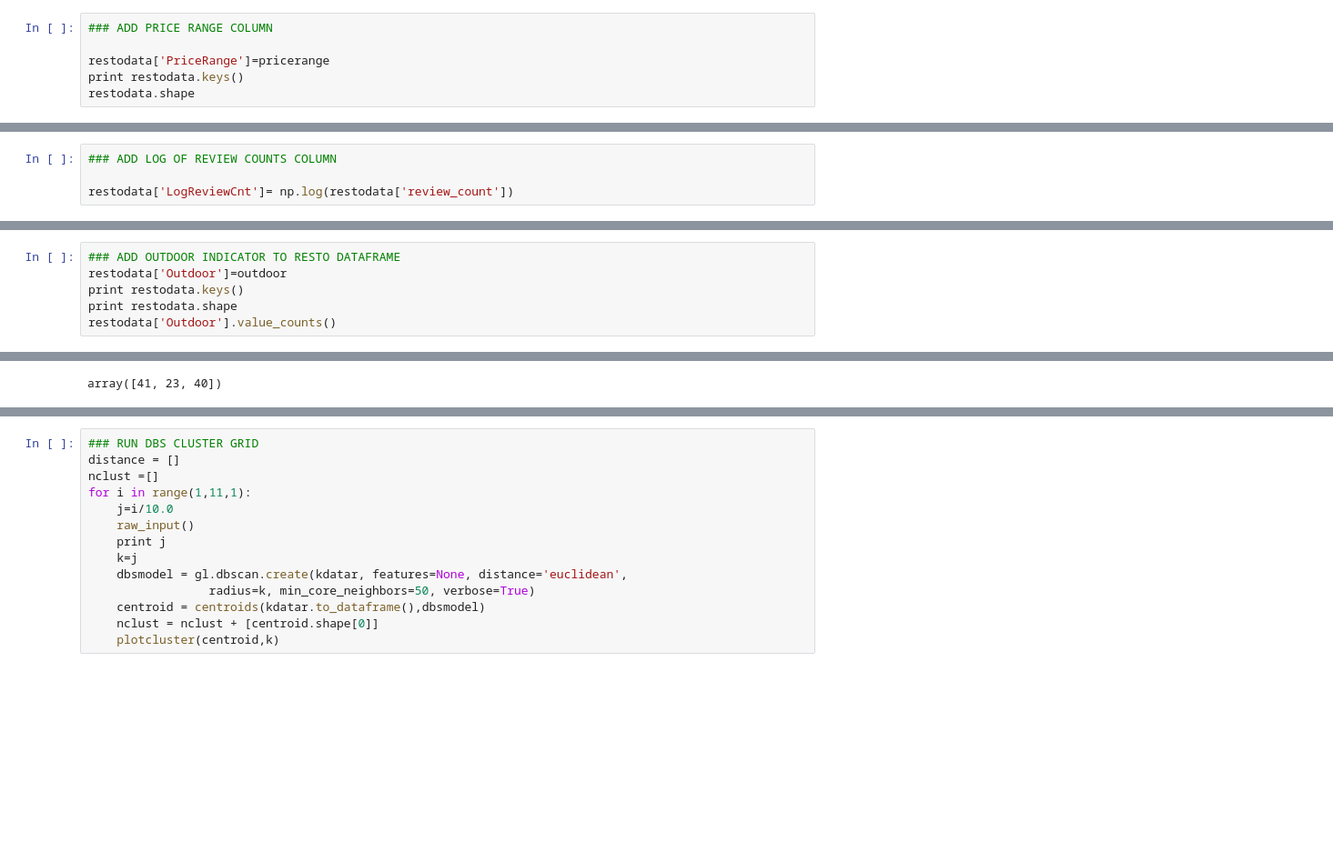
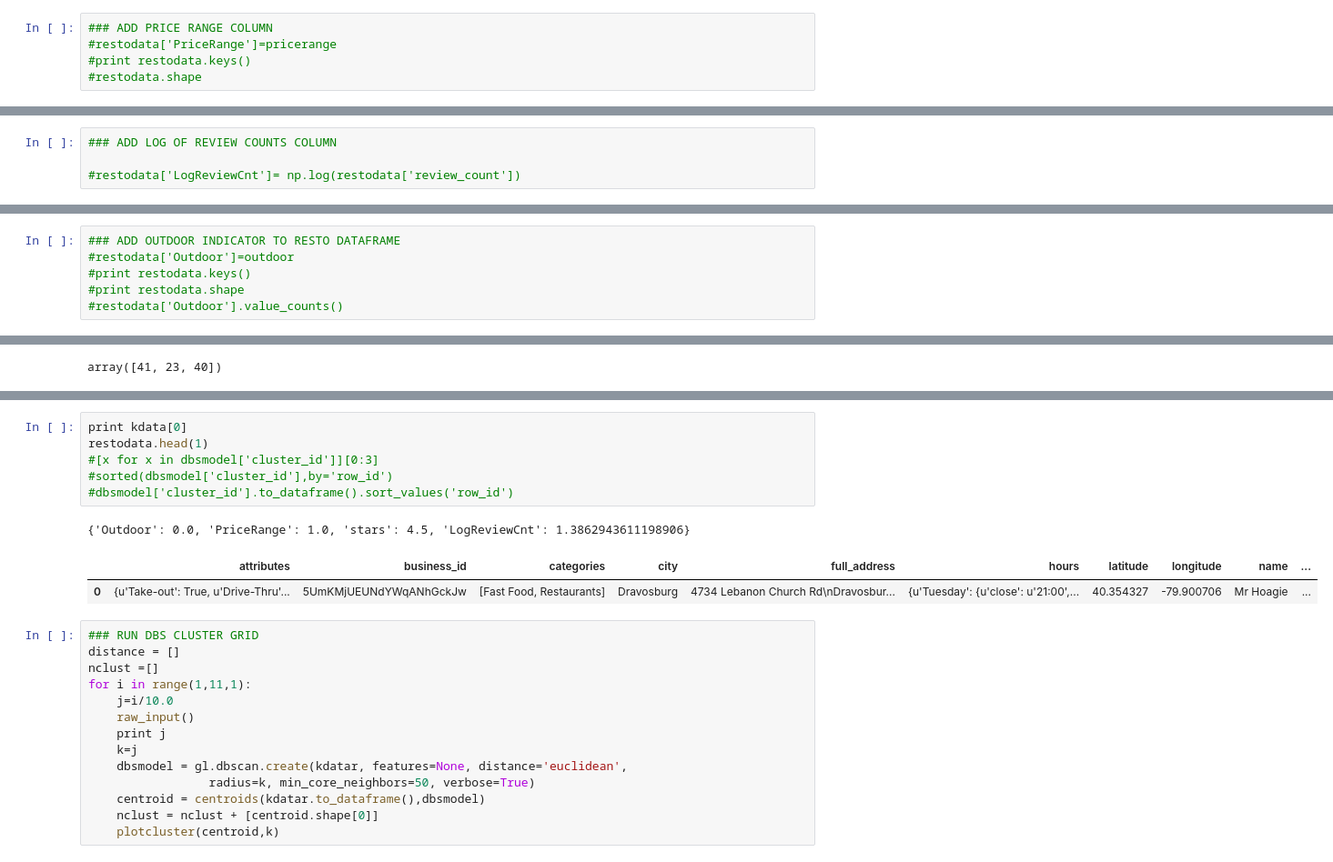
Before and after one commit to amy17519/nycdsa_capstone, a Jupyter notebook: 10_cluster/gldCapstonebiz.ipynb, the cells around one changed output, grey strips where cells are left out. Shown at 91% size. Cells and saved outputs as stored; diff of their text form; blank space fills up the shorter version.

```diff
--- a/10_cluster/gldCapstonebiz.ipynb
+++ b/10_cluster/gldCapstonebiz.ipynb
@@ -182,7 +154,6 @@ pricerange[:20]
 [1, 1, 1, 1, 1, 1, 1, 2, 1, 1, 1, 2, 2, 1, 1, 2, 2, 1, None, 2]
 # %%
 ### ADD PRICE RANGE COLUMN
-
-restodata['PriceRange']=pricerange
-print restodata.keys()
-restodata.shape
+#restodata['PriceRange']=pricerange
+#print restodata.keys()
+#restodata.shape
@@ -210,4 +169,4 @@ Name: PriceRange, dtype: int64
 # %%
 ### ADD LOG OF REVIEW COUNTS COLUMN
 
-restodata['LogReviewCnt']= np.log(restodata['review_count'])
+#restodata['LogReviewCnt']= np.log(restodata['review_count'])
@@ -237,7 +190,7 @@ outdoor[:20]
 [0, 0, 1, 0, 0, 0, 0, 1, 0, 0, 0, 1, 0, 0, 0, 1, 0, 0, None, 1]
 # %%
 ### ADD OUTDOOR INDICATOR TO RESTO DATAFRAME
-restodata['Outdoor']=outdoor
-print restodata.keys()
-print restodata.shape
-restodata['Outdoor'].value_counts()
+#restodata['Outdoor']=outdoor
+#print restodata.keys()
+#print restodata.shape
+#restodata['Outdoor'].value_counts()
@@ -690,3 +744,13 @@ array([41, 23, 40])
+# %%
+print kdata[0]
+restodata.head(1)
+#[x for x in dbsmodel['cluster_id']][0:3]
+#sorted(dbsmodel['cluster_id'],by='row_id')
+#dbsmodel['cluster_id'].to_dataframe().sort_values('row_id')
+# %% [output]
+{'Outdoor': 0.0, 'PriceRange': 1.0, 'stars': 4.5, 'LogReviewCnt': 1.3862943611198906}
+|  | attributes | business_id | categories | city | full_address | hours | latitude | longitude | name | ... |
+| 0 | {u'Take-out': True, u'Drive-Thru'... | 5UmKMjUEUNdYWqANhGckJw | [Fast Food, Restaurants] | Dravosburg | 4734 Lebanon Church Rd\nDravosbur... | {u'Tuesday': {u'close': u'21:00',... | 40.354327 | -79.900706 | Mr Hoagie | ... |
 # %%
 ### RUN DBS CLUSTER GRID
 distance = []
```
Also changed, not shown: parts of 46 cells of this notebook.
